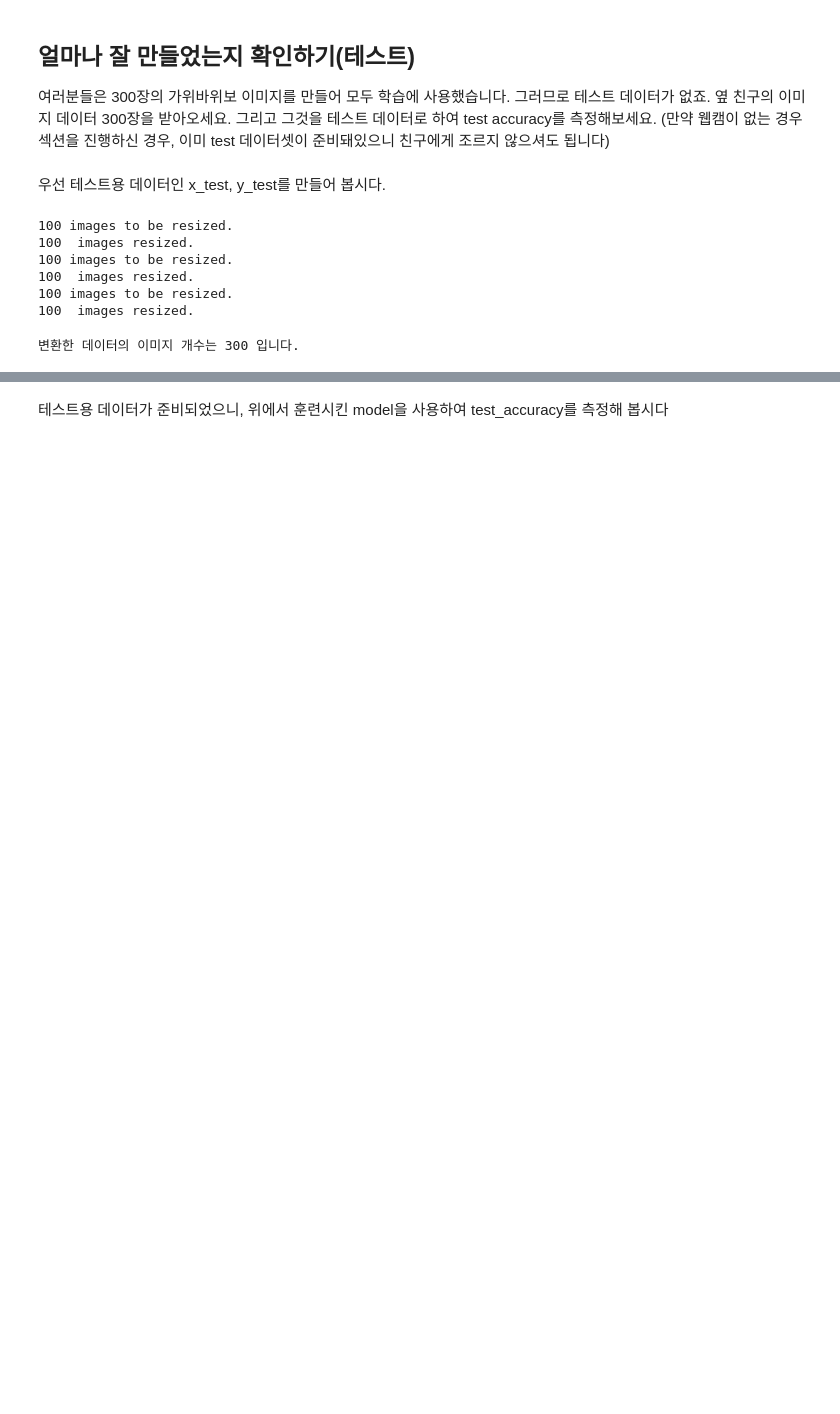
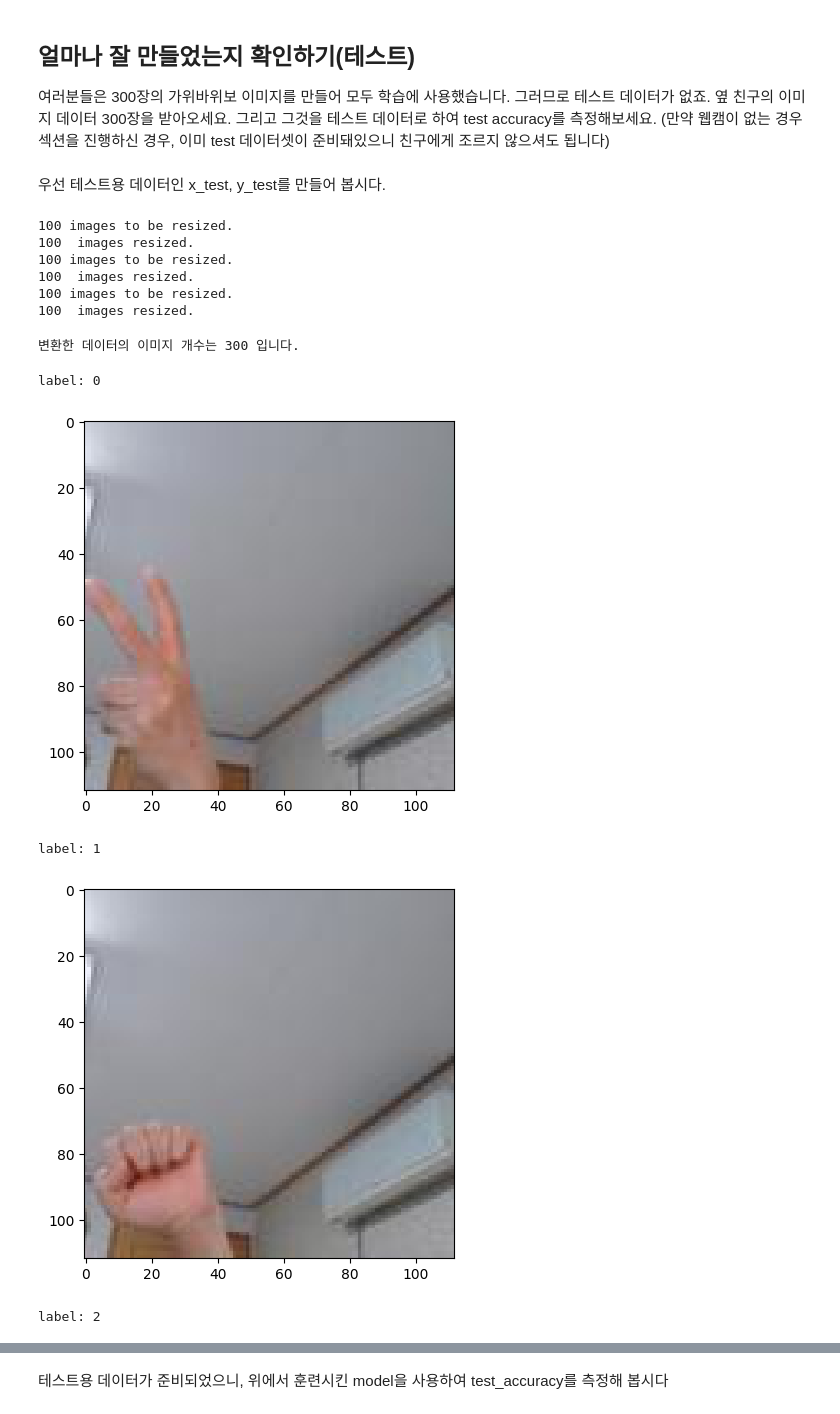
Before and after one commit to feelinppl/Aiffel_RS, a Jupyter notebook: 221227_AIFFEL_EXPL_Project5_DeepLearning.ipynb, the cells around one changed output, grey strips where cells are left out. Saved outputs shown, nothing was run; the diff lists cells and outputs as text; code cells hidden in the pictures; blank space fills up the shorter version.

```diff
--- a/221227_AIFFEL_EXPL_Project5_DeepLearning.ipynb
+++ b/221227_AIFFEL_EXPL_Project5_DeepLearning.ipynb
@@ -262,13 +272,13 @@ def resize_images(img_path):
 # %%
 # scissor
-image_dir_path = os.getenv("HOME") + "/Documents/projects/Aiffel/lms/projects/data/proj_5/test/scissor/"
-resize_images(image_dir_path)
+image_dir_path = os.getenv("HOME") + "/Documents/projects/Aiffel/lms/projects/data/proj_5/test/scissor"
+resize_test_images(image_dir_path)
 # rock
-image_dir_path = os.getenv("HOME") + "/Documents/projects/Aiffel/lms/projects/data/proj_5/test/rock/"
-resize_images(image_dir_path)
+image_dir_path = os.getenv("HOME") + "/Documents/projects/Aiffel/lms/projects/data/proj_5/test/rock"
+resize_test_images(image_dir_path)
 # paper
-image_dir_path = os.getenv("HOME") + "/Documents/projects/Aiffel/lms/projects/data/proj_5/test/paper/"
-resize_images(image_dir_path)
+image_dir_path = os.getenv("HOME") + "/Documents/projects/Aiffel/lms/projects/data/proj_5/test/paper"
+resize_test_images(image_dir_path)
 # %% [output]
 100 images to be resized.
 100  images resized.
@@ -315,3 +325,20 @@ image_dir_path = os.getenv("HOME") + "/Documents/projects/Aiffel/lms/projects/da
 (x_test, y_test)=load_test_data(image_dir_path, number_of_data=300)
 # %% [output]
 변환한 데이터의 이미지 개수는 300 입니다.
+# %%
+# 이미지 확인
+plt.imshow(x_test[0])
+print("label:", y_test[0])
+plt.show()
+plt.imshow(x_test[100])
+print("label:", y_test[100])
+plt.show()
+plt.imshow(x_test[202])
+print("label:", y_test[202])
+plt.show()
+# %% [output]
+label: 0
+[figure, added]
+label: 1
+[figure, added]
+label: 2
```
Also changed, not shown: parts of 20 cells of this notebook.
